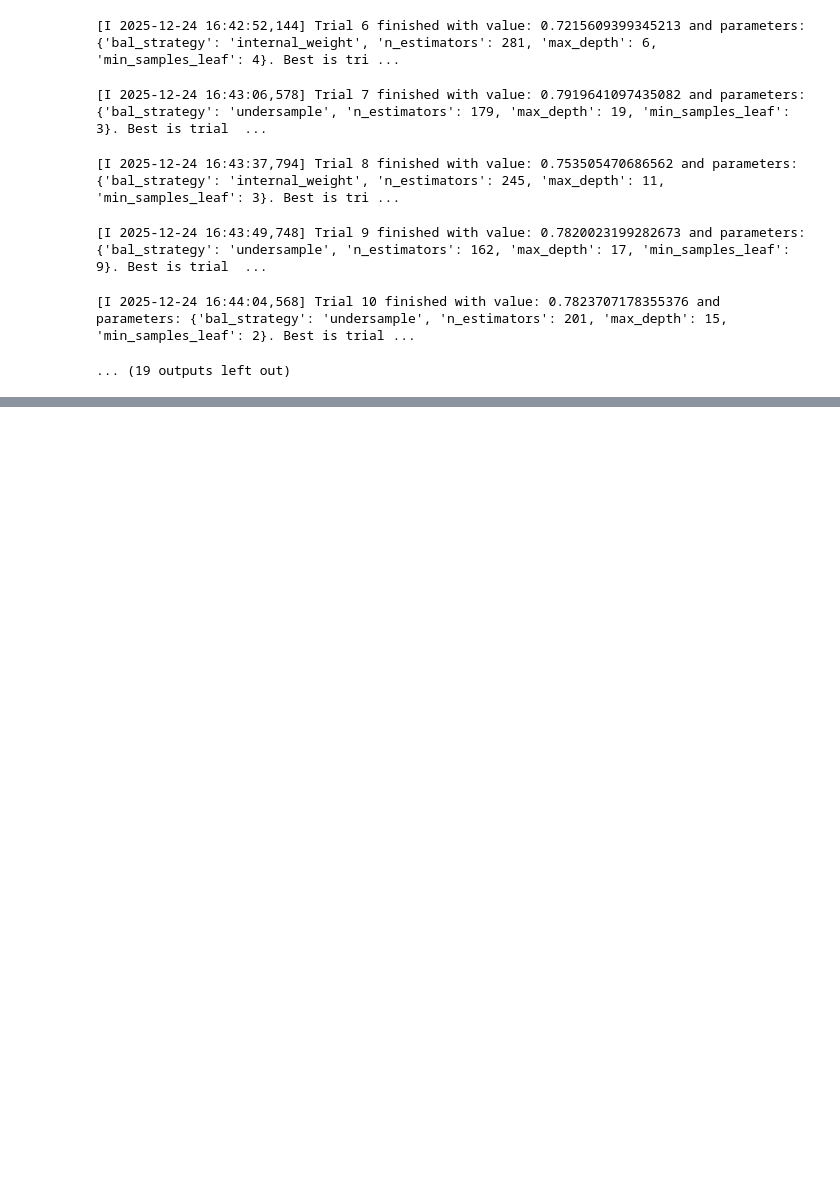
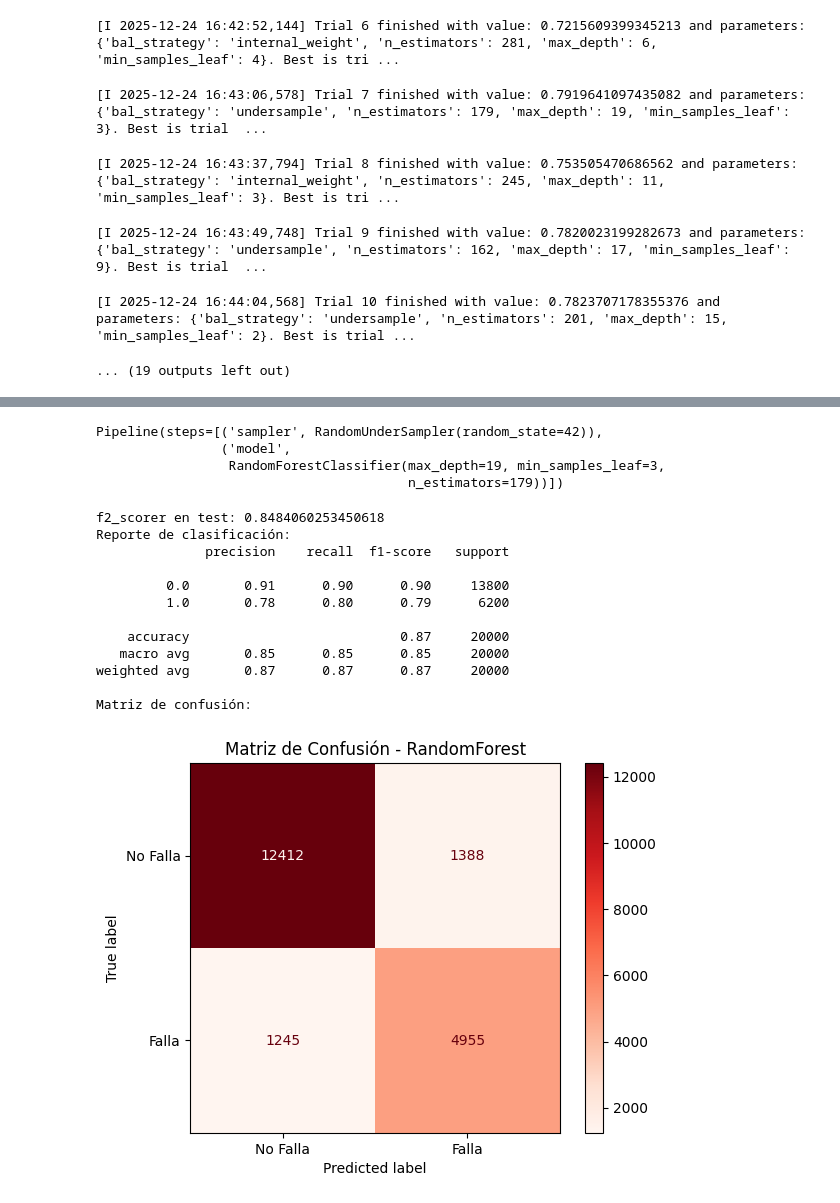
Before and after one commit to HadrianC-hub/Machine-Learning-Project, a Jupyter notebook: src/probl1_randomforest.ipynb, the cells around one changed output, grey strips where cells are left out. Saved outputs shown, nothing was run; the diff lists cells and outputs as text; code cells hidden in the pictures; blank space fills up the shorter version.

```diff
--- a/src/probl1_randomforest.ipynb
+++ b/src/probl1_randomforest.ipynb
@@ -70,0 +194,40 @@ study.optimize(lambda trial: objective_rf_sampling(trial, X_train, y_train), n_t
+# %%
+pipeline.fit(X_train, y_train)
+# %% [output]
+Pipeline(steps=[('sampler', RandomUnderSampler(random_state=42)),
+                ('model',
+                 RandomForestClassifier(max_depth=19, min_samples_leaf=3,
+                                        n_estimators=179))])
+# %%
+test_df = load_split('test', data_dir='dataset/splits')
+X_test, y_test = prepare_features_target(test_df, target_col='Fault')
+# %%
+y_pred = pipeline.predict(X_test)
+
+print("f2_scorer en test:",
+      fbeta_score(y_test, y_pred, beta=2, average="macro"))
+print("Reporte de clasificación:")
+print(classification_report(y_test, y_pred))
+print("Matriz de confusión:")
+cm = confusion_matrix(y_test, y_pred)
+# Plot it using the ConfusionMatrixDisplay imported
+disp = ConfusionMatrixDisplay(confusion_matrix=cm,
+                             display_labels=['No Falla', 'Falla'],
+                             )
+disp.plot(cmap='Reds')
+plt.title('Matriz de Confusión - RandomForest')
+plt.show()
+# %% [output]
+f2_scorer en test: 0.8484060253450618
+Reporte de clasificación:
+              precision    recall  f1-score   support
+
+         0.0       0.91      0.90      0.90     13800
+         1.0       0.78      0.80      0.79      6200
+
+    accuracy                           0.87     20000
+   macro avg       0.85      0.85      0.85     20000
+weighted avg       0.87      0.87      0.87     20000
+
+Matriz de confusión:
+[figure, added]
```
Also changed, not shown: parts of 5 cells of this notebook.
